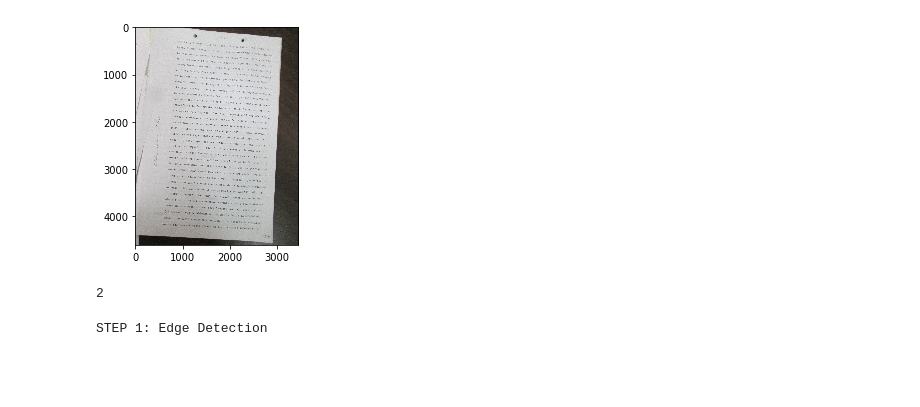
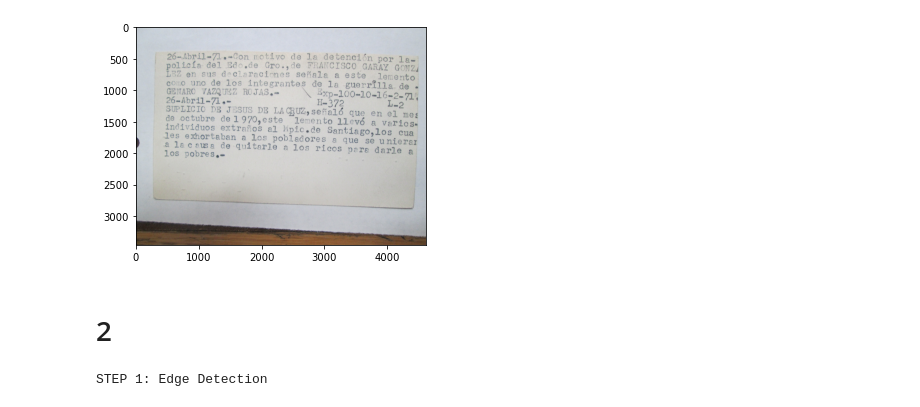
Before and after one commit to datadogmx/archivos_represion_ml, a Jupyter notebook: tratamiento_archivos.ipynb, the cells around one changed output. Saved outputs shown, nothing was run; the diff lists cells and outputs as text; code cells hidden in the pictures; blank space fills up the shorter version.

```diff
--- a/tratamiento_archivos.ipynb
+++ b/tratamiento_archivos.ipynb
@@ -21,18 +21,19 @@ def list_files(startpath):
 def show_img(img):
     plt.imshow(cv2.cvtColor(img, cv2.COLOR_BGR2RGB))
 # %%
-home_path = "/media/juan/DATA/archivos_represion/Galeria_1/"
+home_path = "/media/juan/jc/archivos_represion/Ficheros/"
 imgs = list_files(home_path)
 # %%
 import cv2
-# %%
-image = cv2.imread(imgs[10])
-show_img(image)
-# %% [output]
-[figure, removed]
-# %%
-2
-# %% [output]
-2
+# %%
+from subprocess import call
+indx = 1
+call(['xdg-open',imgs[indx]])
+image = cv2.imread(imgs[indx])
+show_img(image)
+# %% [output]
+[figure, added]
+# %% [markdown]
+# 2
 # %%
 def auto_canny(image, sigma=0.33):
```
Also changed, not shown: parts of 18 cells of this notebook, 1 other file.
